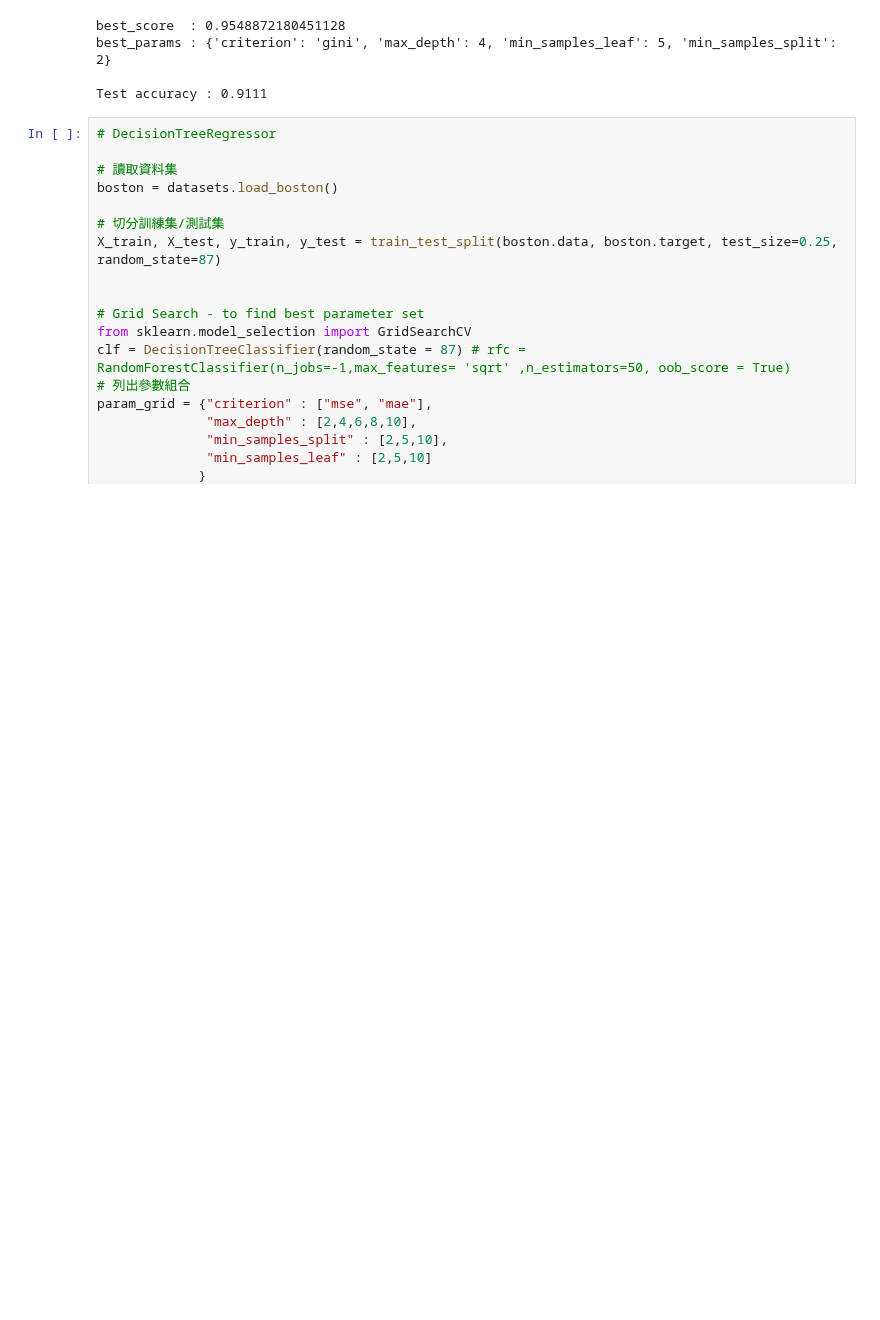
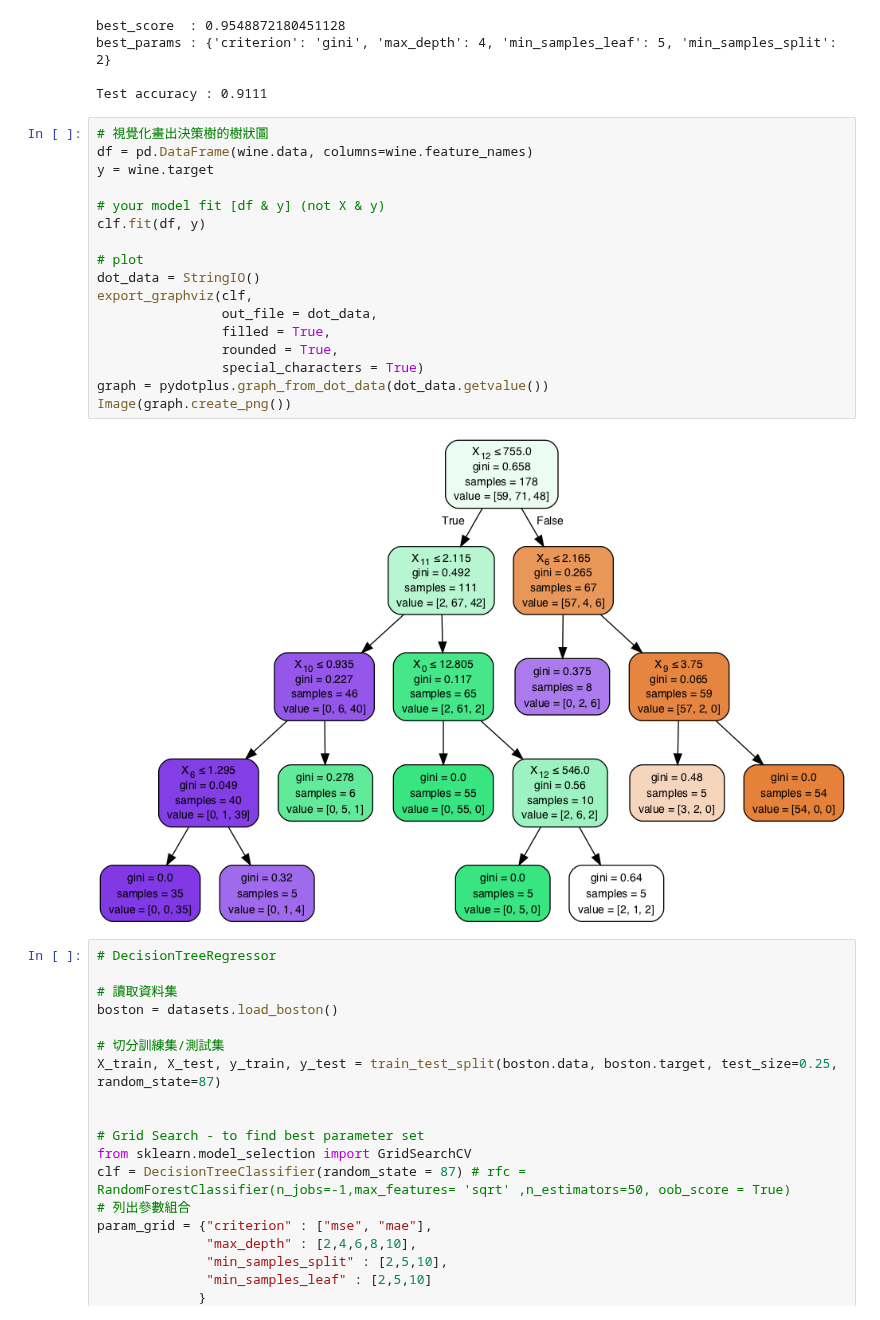
Before and after one commit to jackpopp125/2nd-ML100Days, a Jupyter notebook: homework/Day_042_HW/Day_042_HW.ipynb, the cells around one changed output. Cells and saved outputs as stored; diff of their text form; blank space fills up the shorter version.

```diff
--- a/homework/Day_042_HW/Day_042_HW.ipynb
+++ b/homework/Day_042_HW/Day_042_HW.ipynb
@@ -167,6 +195,25 @@ best_score  : 0.9548872180451128
 best_params : {'criterion': 'gini', 'max_depth': 4, 'min_samples_leaf': 5, 'min_samples_split': 2}
 
 Test accuracy : 0.9111
+# %%
+# 視覺化畫出決策樹的樹狀圖
+df = pd.DataFrame(wine.data, columns=wine.feature_names)
+y = wine.target
+
+# your model fit [df & y] (not X & y)
+clf.fit(df, y)
+
+# plot
+dot_data = StringIO()
+export_graphviz(clf,
+                out_file = dot_data,
+                filled = True,
+                rounded = True,
+                special_characters = True)
+graph = pydotplus.graph_from_dot_data(dot_data.getvalue())
+Image(graph.create_png())
+# %% [output]
+[figure, added]
 # %%
 # DecisionTreeRegressor
 
```
Also changed, not shown: parts of 6 cells of this notebook.
